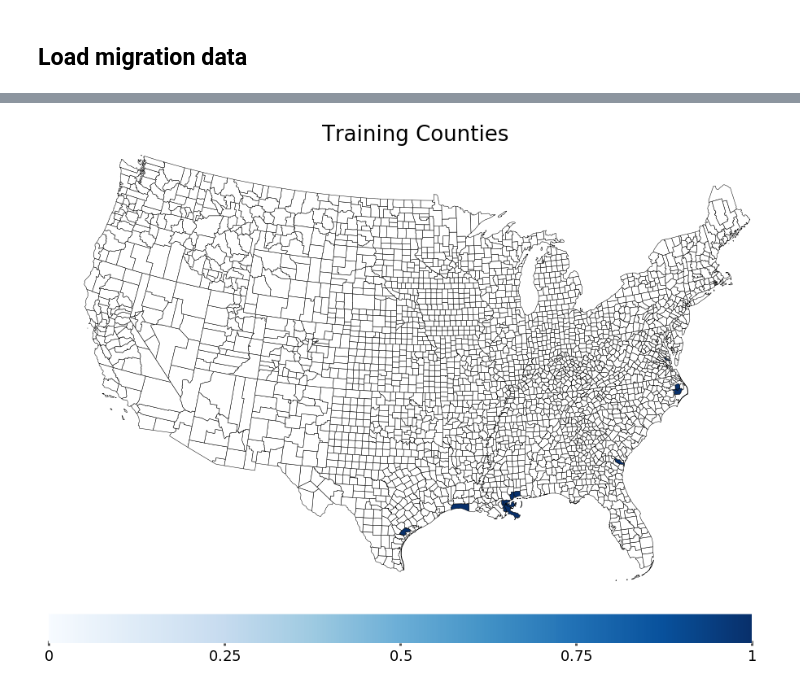
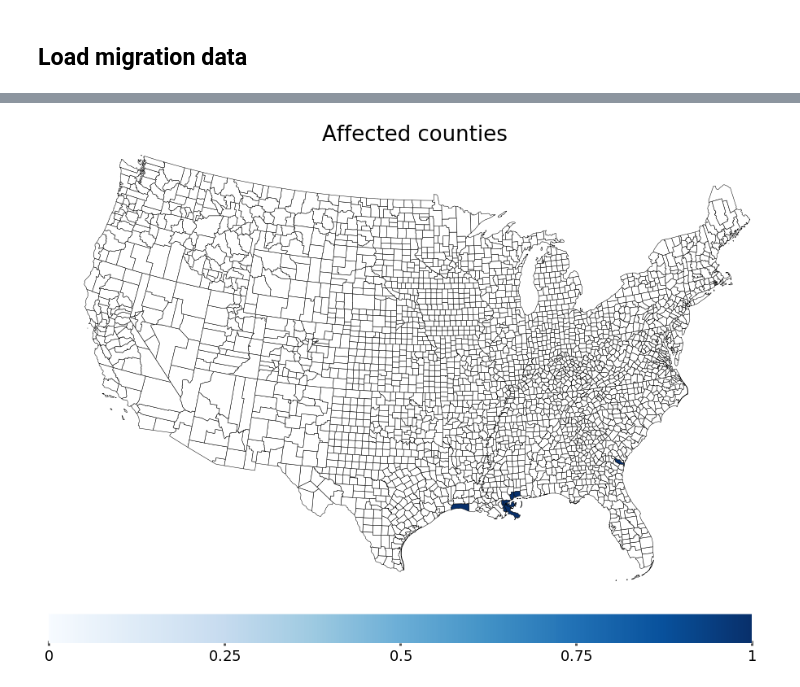
Before and after one commit to calebrob6/migration-slr, a Jupyter notebook: 06 - Find Hurricane Affected Counties by Migration.ipynb, the cells around one changed output, grey strips where cells are left out. Drawn from its saved outputs; the diff is of its cells as text; code cells hidden in the pictures.

```diff
--- a/06 - Find Hurricane Affected Counties by Migration.ipynb
+++ b/06 - Find Hurricane Affected Counties by Migration.ipynb
@@ -58,7 +58,7 @@ f.close()
 populationDf = pd.read_csv("data/county_population_2004_2014.csv", dtype={"FIPS":str})
 populationDf = populationDf.set_index("FIPS")
 
-populationVectors = [populationDf[str(year)].as_matrix().reshape(-1,1) for year in [2004,2005]]
+populationVectors = [populationDf[str(year)].values.reshape(-1,1) for year in range(2004,2015)]
 # %%
 def calculate_percent_increase(T1, T2):
     ''' Solves T1 + (x)*T1 = T2 for x
@@ -180,16 +104,3 @@ coastal_county_idxs = set()
 for i,county in enumerate(migration_counties):
     if county in coastal_county_set:
         coastal_county_idxs.add(i)
-# %%
-migration_data = [
-    np.load("data/migration/usa_migrationMatrix_%d.npy" % (year))
-    for year in range(2004,2015)
-]
-
-for T in migration_data:
-    np.fill_diagonal(T, 0)
-
-outgoing_migration_data = [
-    np.sum(T, axis=1)
-    for T in migration_data
-]
@@ -257,0 +107,25 @@ map_data
+# %%
+map_data = {}
+print("year,county fips,previous number of outgoing migrants,new number of outgoing migrants,percent increase,population")
+for i in range(1, len(migration_data)):
+    percent_increase = calculate_percent_increase(outgoing_migration_data[i-1], outgoing_migration_data[i])
+
+    for j in np.argsort(percent_increase)[::-1]:
+        prev_num_outgoing = np.sum(outgoing_migration_data[i-1][j])
+        new_num_outgoing = np.sum(outgoing_migration_data[i][j])
+        population  = populationVectors[i][j,0]
+        county_idx = migration_counties[j]
+
+        if j in coastal_county_idxs and new_num_outgoing > 1000 and percent_increase[j] >= 1 and i != 7:
+            print(",".join(map(str,[
+                2004+i,
+                county_idx,
+                prev_num_outgoing,
+                new_num_outgoing,
+                percent_increase[j],
+                population
+            ])))
+            map_data[county_idx] = 1
+
+        if percent_increase[j] < 1:
+            break
@@ -258,13 +142,12 @@ map_data
 # %%
 simpleMap(
     shapefileFn,
     shapefileKey,
     map_data,
-    #outputFn="examples/demoSimpleFigureNormal.png",
     bounds=[22, 49, -119, -64],
-    title="Training Counties",
-    colorbarRange=(0,1),
+    title="Affected counties",
+    colorbarRange=(0, 1),
     logScale=False,
 )
 # %% [output]
-[figure, old version]
+[figure, new version]
```
Also changed, not shown: parts of 16 cells of this notebook.
